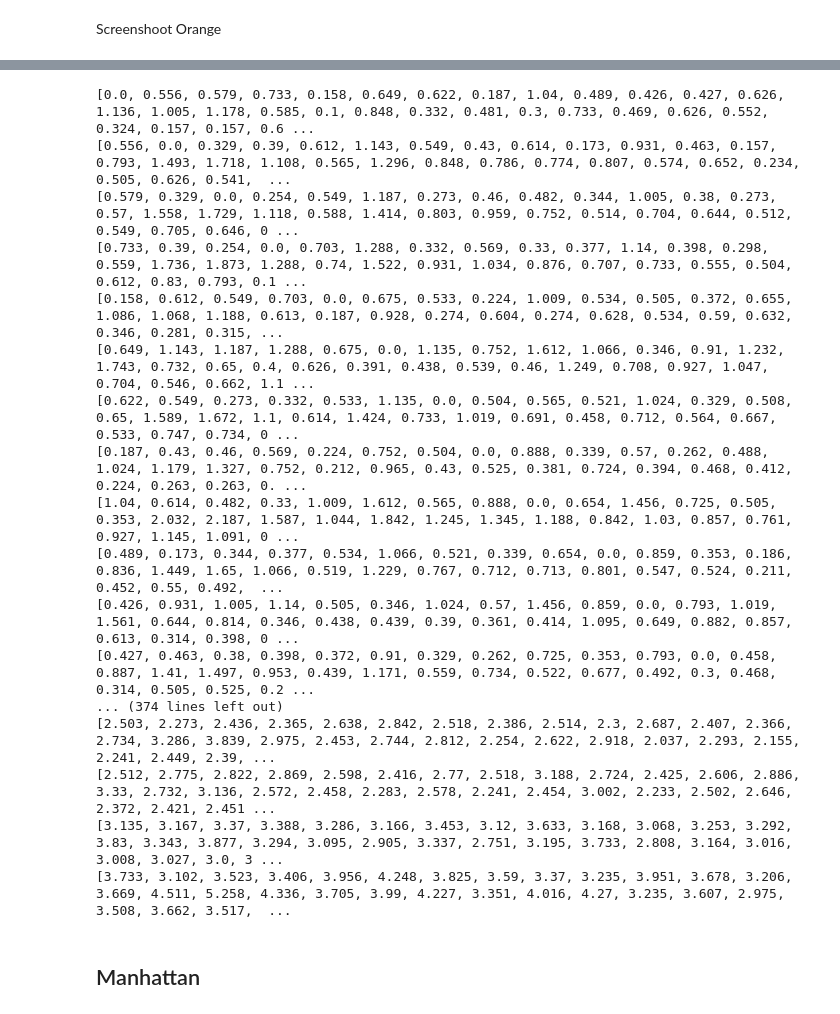
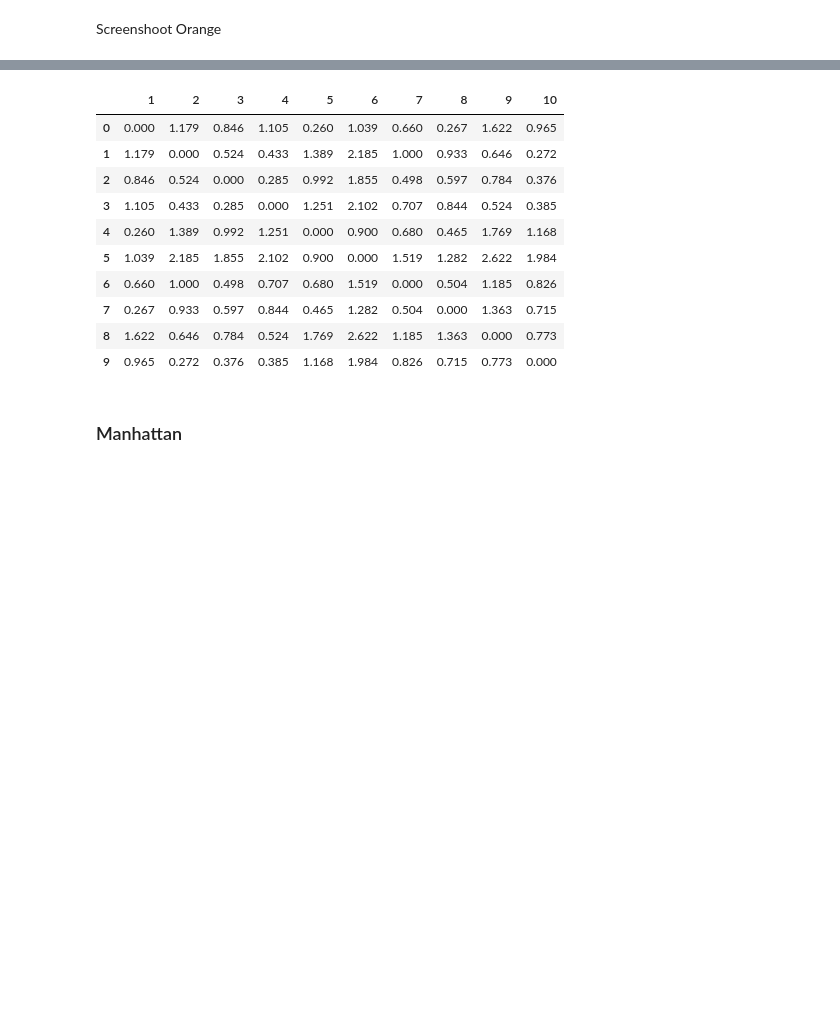
Before and after one commit to rafif251106/Pendata, a Jupyter notebook: Data-Understanding.ipynb, the cells around one changed output, grey strips where cells are left out. Saved outputs shown, nothing was run; the diff lists cells and outputs as text; code cells hidden in the pictures; blank space fills up the shorter version.

```diff
--- a/Data-Understanding.ipynb
+++ b/Data-Understanding.ipynb
@@ -234,3 +199,0 @@ Median dari petal_width = 1.3
-# %%
-for i in range(0,len(data[0])-1):
-    print(f"Dispertion dari {nama_kolom[i]} = {round(dispertion(data,i),3)}")
@@ -244,3 +199,0 @@ Dispertion dari petal_width = 0.763
-# %%
-for i in range(0,len(data[0])-1):
-    print(f"Max dari {nama_kolom[i]} = {max(data,i)}")
@@ -254,3 +199,0 @@ Max dari petal_width = 2.5
-# %%
-for i in range(0,len(data[0])-1):
-    print(f"Min dari {nama_kolom[i]} = {min(data,i)}")
@@ -261,0 +200,11 @@ Min dari petal_width = 0.1
+# %%
+for i in range(len(data[0]) - 1):
+    print(f"Kolom {nama_kolom[i]} :")
+    print(f"Missing {nama_kolom[i]} = {missing(data,i)}")
+    print(f"Mean {nama_kolom[i]} = {mean(data,i)}")
+    print(f"Median {nama_kolom[i]} = {median(data,i)}")
+    print(f"Mode {nama_kolom[i]} = {mode(data,i)}")
+    print(f"Std Dev {nama_kolom[i]} = {round(dispersion(data,i),3)}")
+    print(f"Max {nama_kolom[i]} = {max_value(data,i)}")
+    print(f"Min {nama_kolom[i]} = {min_value(data,i)}")
+    print()
@@ -289,28 +280,27 @@ Metrik ini mencerminkan jarak geometris antar titik dalam ruang Euclidean dan me
 # %% [markdown]
 ![Euclidean](image/eucli.png)
 # %%
-for i in range(0,len(data[0])-1):
-    print(euclidean(normalisasi(data,i)))
+import pandas as pd
+
+for i in range(len(data[0]) - 1):
+    data = normalisasi(data, i)
+
+data = data[:10]
+pd.DataFrame(euclidean(data), columns=range(1,11))
 # %% [output]
-[0.0, 0.556, 0.579, 0.733, 0.158, 0.649, 0.622, 0.187, 1.04, 0.489, 0.426, 0.427, 0.626, 1.136, 1.005, 1.178, 0.585, 0.1, 0.848, 0.332, 0.481, 0.3, 0.733, 0.469, 0.626, 0.552, 0.324, 0.157, 0.157, 0.6 ...
-[0.556, 0.0, 0.329, 0.39, 0.612, 1.143, 0.549, 0.43, 0.614, 0.173, 0.931, 0.463, 0.157, 0.793, 1.493, 1.718, 1.108, 0.565, 1.296, 0.848, 0.786, 0.774, 0.807, 0.574, 0.652, 0.234, 0.505, 0.626, 0.541,  ...
-[0.579, 0.329, 0.0, 0.254, 0.549, 1.187, 0.273, 0.46, 0.482, 0.344, 1.005, 0.38, 0.273, 0.57, 1.558, 1.729, 1.118, 0.588, 1.414, 0.803, 0.959, 0.752, 0.514, 0.704, 0.644, 0.512, 0.549, 0.705, 0.646, 0 ...
-[0.733, 0.39, 0.254, 0.0, 0.703, 1.288, 0.332, 0.569, 0.33, 0.377, 1.14, 0.398, 0.298, 0.559, 1.736, 1.873, 1.288, 0.74, 1.522, 0.931, 1.034, 0.876, 0.707, 0.733, 0.555, 0.504, 0.612, 0.83, 0.793, 0.1 ...
-[0.158, 0.612, 0.549, 0.703, 0.0, 0.675, 0.533, 0.224, 1.009, 0.534, 0.505, 0.372, 0.655, 1.086, 1.068, 1.188, 0.613, 0.187, 0.928, 0.274, 0.604, 0.274, 0.628, 0.534, 0.59, 0.632, 0.346, 0.281, 0.315, ...
-[0.649, 1.143, 1.187, 1.288, 0.675, 0.0, 1.135, 0.752, 1.612, 1.066, 0.346, 0.91, 1.232, 1.743, 0.732, 0.65, 0.4, 0.626, 0.391, 0.438, 0.539, 0.46, 1.249, 0.708, 0.927, 1.047, 0.704, 0.546, 0.662, 1.1 ...
-[0.622, 0.549, 0.273, 0.332, 0.533, 1.135, 0.0, 0.504, 0.565, 0.521, 1.024, 0.329, 0.508, 0.65, 1.589, 1.672, 1.1, 0.614, 1.424, 0.733, 1.019, 0.691, 0.458, 0.712, 0.564, 0.667, 0.533, 0.747, 0.734, 0 ...
-[0.187, 0.43, 0.46, 0.569, 0.224, 0.752, 0.504, 0.0, 0.888, 0.339, 0.57, 0.262, 0.488, 1.024, 1.179, 1.327, 0.752, 0.212, 0.965, 0.43, 0.525, 0.381, 0.724, 0.394, 0.468, 0.412, 0.224, 0.263, 0.263, 0. ...
-[1.04, 0.614, 0.482, 0.33, 1.009, 1.612, 0.565, 0.888, 0.0, 0.654, 1.456, 0.725, 0.505, 0.353, 2.032, 2.187, 1.587, 1.044, 1.842, 1.245, 1.345, 1.188, 0.842, 1.03, 0.857, 0.761, 0.927, 1.145, 1.091, 0 ...
-[0.489, 0.173, 0.344, 0.377, 0.534, 1.066, 0.521, 0.339, 0.654, 0.0, 0.859, 0.353, 0.186, 0.836, 1.449, 1.65, 1.066, 0.519, 1.229, 0.767, 0.712, 0.713, 0.801, 0.547, 0.524, 0.211, 0.452, 0.55, 0.492,  ...
-[0.426, 0.931, 1.005, 1.14, 0.505, 0.346, 1.024, 0.57, 1.456, 0.859, 0.0, 0.793, 1.019, 1.561, 0.644, 0.814, 0.346, 0.438, 0.439, 0.39, 0.361, 0.414, 1.095, 0.649, 0.882, 0.857, 0.613, 0.314, 0.398, 0 ...
-[0.427, 0.463, 0.38, 0.398, 0.372, 0.91, 0.329, 0.262, 0.725, 0.353, 0.793, 0.0, 0.458, 0.887, 1.41, 1.497, 0.953, 0.439, 1.171, 0.559, 0.734, 0.522, 0.677, 0.492, 0.3, 0.468, 0.314, 0.505, 0.525, 0.2 ...
-... (374 lines left out)
-[2.503, 2.273, 2.436, 2.365, 2.638, 2.842, 2.518, 2.386, 2.514, 2.3, 2.687, 2.407, 2.366, 2.734, 3.286, 3.839, 2.975, 2.453, 2.744, 2.812, 2.254, 2.622, 2.918, 2.037, 2.293, 2.155, 2.241, 2.449, 2.39, ...
-[2.512, 2.775, 2.822, 2.869, 2.598, 2.416, 2.77, 2.518, 3.188, 2.724, 2.425, 2.606, 2.886, 3.33, 2.732, 3.136, 2.572, 2.458, 2.283, 2.578, 2.241, 2.454, 3.002, 2.233, 2.502, 2.646, 2.372, 2.421, 2.451 ...
-[3.135, 3.167, 3.37, 3.388, 3.286, 3.166, 3.453, 3.12, 3.633, 3.168, 3.068, 3.253, 3.292, 3.83, 3.343, 3.877, 3.294, 3.095, 2.905, 3.337, 2.751, 3.195, 3.733, 2.808, 3.164, 3.016, 3.008, 3.027, 3.0, 3 ...
-[3.733, 3.102, 3.523, 3.406, 3.956, 4.248, 3.825, 3.59, 3.37, 3.235, 3.951, 3.678, 3.206, 3.669, 4.511, 5.258, 4.336, 3.705, 3.99, 4.227, 3.351, 4.016, 4.27, 3.235, 3.607, 2.975, 3.508, 3.662, 3.517,  ...
+|  | 1 | 2 | 3 | 4 | 5 | 6 | 7 | 8 | 9 | 10 |
+| 0 | 0.000 | 1.179 | 0.846 | 1.105 | 0.260 | 1.039 | 0.660 | 0.267 | 1.622 | 0.965 |
+| 1 | 1.179 | 0.000 | 0.524 | 0.433 | 1.389 | 2.185 | 1.000 | 0.933 | 0.646 | 0.272 |
+| 2 | 0.846 | 0.524 | 0.000 | 0.285 | 0.992 | 1.855 | 0.498 | 0.597 | 0.784 | 0.376 |
+| 3 | 1.105 | 0.433 | 0.285 | 0.000 | 1.251 | 2.102 | 0.707 | 0.844 | 0.524 | 0.385 |
+| 4 | 0.260 | 1.389 | 0.992 | 1.251 | 0.000 | 0.900 | 0.680 | 0.465 | 1.769 | 1.168 |
+| 5 | 1.039 | 2.185 | 1.855 | 2.102 | 0.900 | 0.000 | 1.519 | 1.282 | 2.622 | 1.984 |
+| 6 | 0.660 | 1.000 | 0.498 | 0.707 | 0.680 | 1.519 | 0.000 | 0.504 | 1.185 | 0.826 |
+| 7 | 0.267 | 0.933 | 0.597 | 0.844 | 0.465 | 1.282 | 0.504 | 0.000 | 1.363 | 0.715 |
+| 8 | 1.622 | 0.646 | 0.784 | 0.524 | 1.769 | 2.622 | 1.185 | 1.363 | 0.000 | 0.773 |
+| 9 | 0.965 | 0.272 | 0.376 | 0.385 | 1.168 | 1.984 | 0.826 | 0.715 | 0.773 | 0.000 |
 # %% [markdown]
-## Manhattan
+### Manhattan
 # %% [markdown]
 Manhattan distance atau jarak Manhattan sering juga disebut Taxicab distance atau City Block distance. Manhattan distance adalah metrik ukur yang umumnya digunakan untuk menghitung jarak antara dua titik data dalam jalur seperti grid.
 Jarak Manhattan dihitung sebagai jumlah dari perbedaan mutlak antara dua vektor. Adapun rumus dari Manhattan distance adalah:
```
Also changed, not shown: parts of 35 cells of this notebook, 55 other files.
